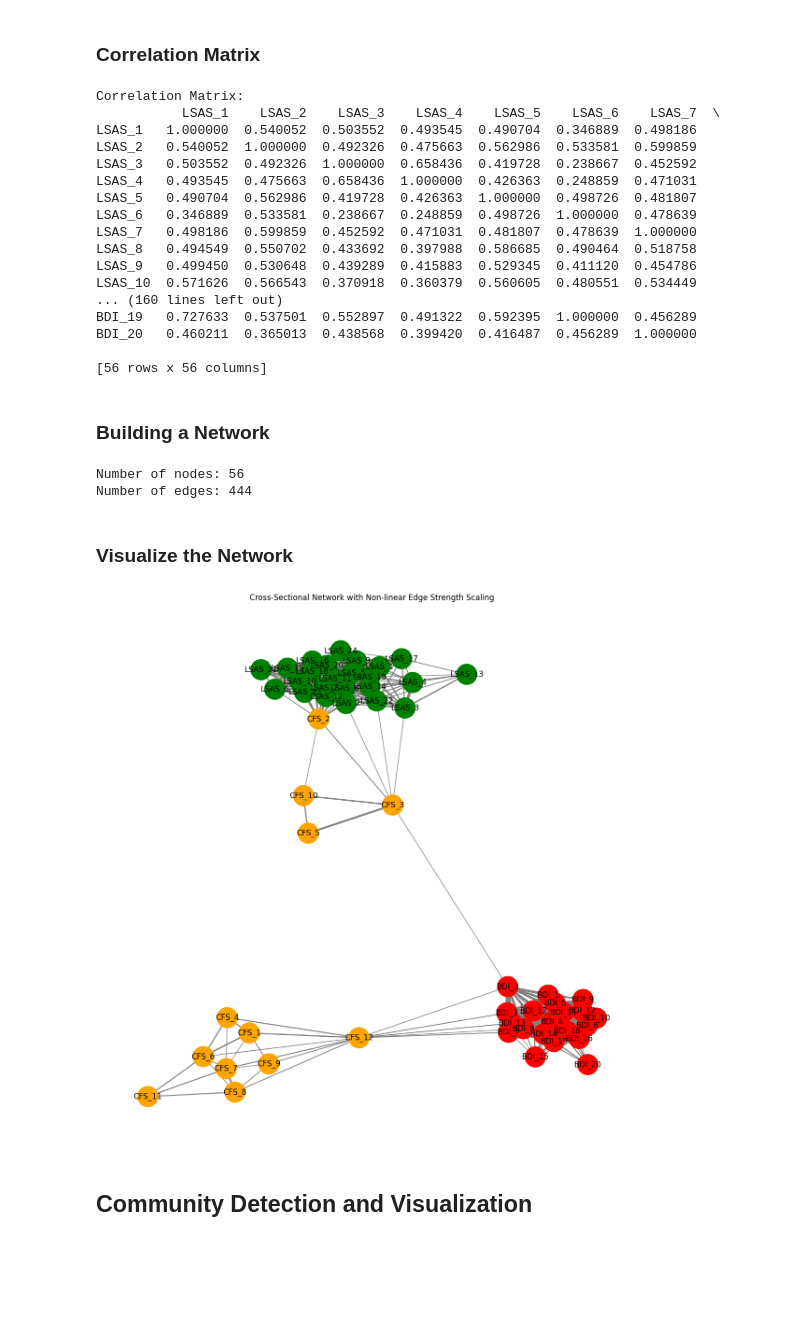
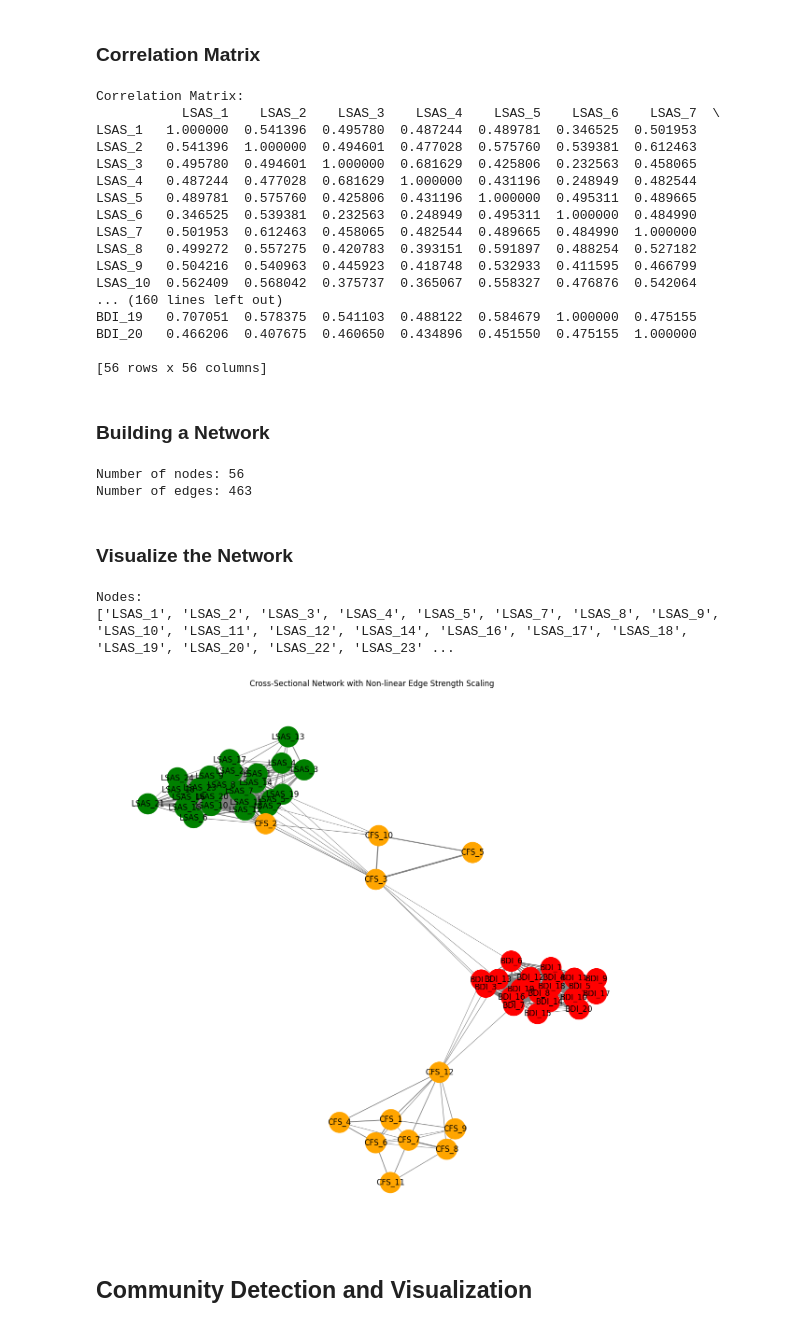
Before and after one commit to madisonlaprise/Senior_Thesis, a Jupyter notebook: Cross-Sectional/Question_Network_Standardized.ipynb, the cells around one changed output. Drawn from its saved outputs; the diff is of its cells as text; code cells hidden in the pictures; blank space fills up the shorter version.

Commit message:
Pearson -> Spearman Correlation Method

```diff
--- a/Cross-Sectional/Question_Network_Standardized.ipynb
+++ b/Cross-Sectional/Question_Network_Standardized.ipynb
@@ -57,7 +57,7 @@ df_subset[bdi_columns] = df_subset[bdi_columns].apply(standardize)
 df_standardized = df_subset[lsas_columns + cfs_columns + bdi_columns]
 
 # Compute the correlation matrix for the standardized data
-standardized_correlation_matrix = df_standardized.corr()
+standardized_correlation_matrix = df_standardized.corr(method='spearman')
 
 # Display the correlation matrix for review
 ## Make sure all correlations are positive!
@@ -66,19 +66,19 @@ print(standardized_correlation_matrix)
 # %% [output]
 Correlation Matrix:
            LSAS_1    LSAS_2    LSAS_3    LSAS_4    LSAS_5    LSAS_6    LSAS_7  \
-LSAS_1   1.000000  0.540052  0.503552  0.493545  0.490704  0.346889  0.498186
-LSAS_2   0.540052  1.000000  0.492326  0.475663  0.562986  0.533581  0.599859
-LSAS_3   0.503552  0.492326  1.000000  0.658436  0.419728  0.238667  0.452592
-LSAS_4   0.493545  0.475663  0.658436  1.000000  0.426363  0.248859  0.471031
-LSAS_5   0.490704  0.562986  0.419728  0.426363  1.000000  0.498726  0.481807
-LSAS_6   0.346889  0.533581  0.238667  0.248859  0.498726  1.000000  0.478639
-LSAS_7   0.498186  0.599859  0.452592  0.471031  0.481807  0.478639  1.000000
-LSAS_8   0.494549  0.550702  0.433692  0.397988  0.586685  0.490464  0.518758
-LSAS_9   0.499450  0.530648  0.439289  0.415883  0.529345  0.411120  0.454786
-LSAS_10  0.571626  0.566543  0.370918  0.360379  0.560605  0.480551  0.534449
+LSAS_1   1.000000  0.541396  0.495780  0.487244  0.489781  0.346525  0.501953
+LSAS_2   0.541396  1.000000  0.494601  0.477028  0.575760  0.539381  0.612463
+LSAS_3   0.495780  0.494601  1.000000  0.681629  0.425806  0.232563  0.458065
+LSAS_4   0.487244  0.477028  0.681629  1.000000  0.431196  0.248949  0.482544
+LSAS_5   0.489781  0.575760  0.425806  0.431196  1.000000  0.495311  0.489665
+LSAS_6   0.346525  0.539381  0.232563  0.248949  0.495311  1.000000  0.484990
+LSAS_7   0.501953  0.612463  0.458065  0.482544  0.489665  0.484990  1.000000
+LSAS_8   0.499272  0.557275  0.420783  0.393151  0.591897  0.488254  0.527182
+LSAS_9   0.504216  0.540963  0.445923  0.418748  0.532933  0.411595  0.466799
+LSAS_10  0.562409  0.568042  0.375737  0.365067  0.558327  0.476876  0.542064
 ... (160 lines left out)
-BDI_19   0.727633  0.537501  0.552897  0.491322  0.592395  1.000000  0.456289
-BDI_20   0.460211  0.365013  0.438568  0.399420  0.416487  0.456289  1.000000
+BDI_19   0.707051  0.578375  0.541103  0.488122  0.584679  1.000000  0.475155
+BDI_20   0.466206  0.407675  0.460650  0.434896  0.451550  0.475155  1.000000
 
 [56 rows x 56 columns]
 # %% [markdown]
@@ -106,7 +106,7 @@ print(f"Number of nodes: {G.number_of_nodes()}")
 print(f"Number of edges: {G.number_of_edges()}")
 # %% [output]
 Number of nodes: 56
-Number of edges: 444
+Number of edges: 463
 # %% [markdown]
 ### Visualize the Network
 # %%
@@ -119,36 +119,42 @@ def get_node_color(node):
     if "LSAS" in node:
         return 'green'
     elif "CFS" in node:
         return 'orange'
     elif "BDI" in node:
         return 'red'
     else:
-        return 'gray'  # Default color for unrecognized nodes
+        # If the node is not a survey question, delete it
+        return 'blue'
 
+# List of nodes
+print("Nodes:")
+print(G.nodes)
 # Assign colors to nodes based on their labels
 node_colors = [get_node_color(node) for node in G.nodes]
 
 # Extract edge weights for edge thickness and apply non-linear scaling
 edge_weights = [G[u][v]['weight'] for u, v in G.edges()]
-scaled_weights = [abs(weight)**3 *15 for weight in edge_weights]  # Non-linear scaling
+scaled_weights = [abs(weight)**3 *10 for weight in edge_weights]  # Non-linear scaling
 # Cube it first then multiply by 15
 
 
 # Define node positions using spring layout
 pos = nx.spring_layout(G, seed=42)
 
 # Create the plot
 plt.figure(figsize=(15, 15))
 plt.title("Cross-Sectional Network with Non-linear Edge Strength Scaling")
 
 # Draw the graph with varying edge thickness
 nx.draw(G, pos, with_labels=True, node_color=node_colors, node_size=1000,
         width=scaled_weights, edge_color='gray')
 
 # Show the plot
 plt.show()
 # %% [output]
+Nodes:
+['LSAS_1', 'LSAS_2', 'LSAS_3', 'LSAS_4', 'LSAS_5', 'LSAS_7', 'LSAS_8', 'LSAS_9', 'LSAS_10', 'LSAS_11', 'LSAS_12', 'LSAS_14', 'LSAS_16', 'LSAS_17', 'LSAS_18', 'LSAS_19', 'LSAS_20', 'LSAS_22', 'LSAS_23' ...
-[figure, old version]
+[figure, new version]
 # %% [markdown]
 ## Community Detection and Visualization
 # %%
```
Also changed, not shown: parts of 9 cells of this notebook.
